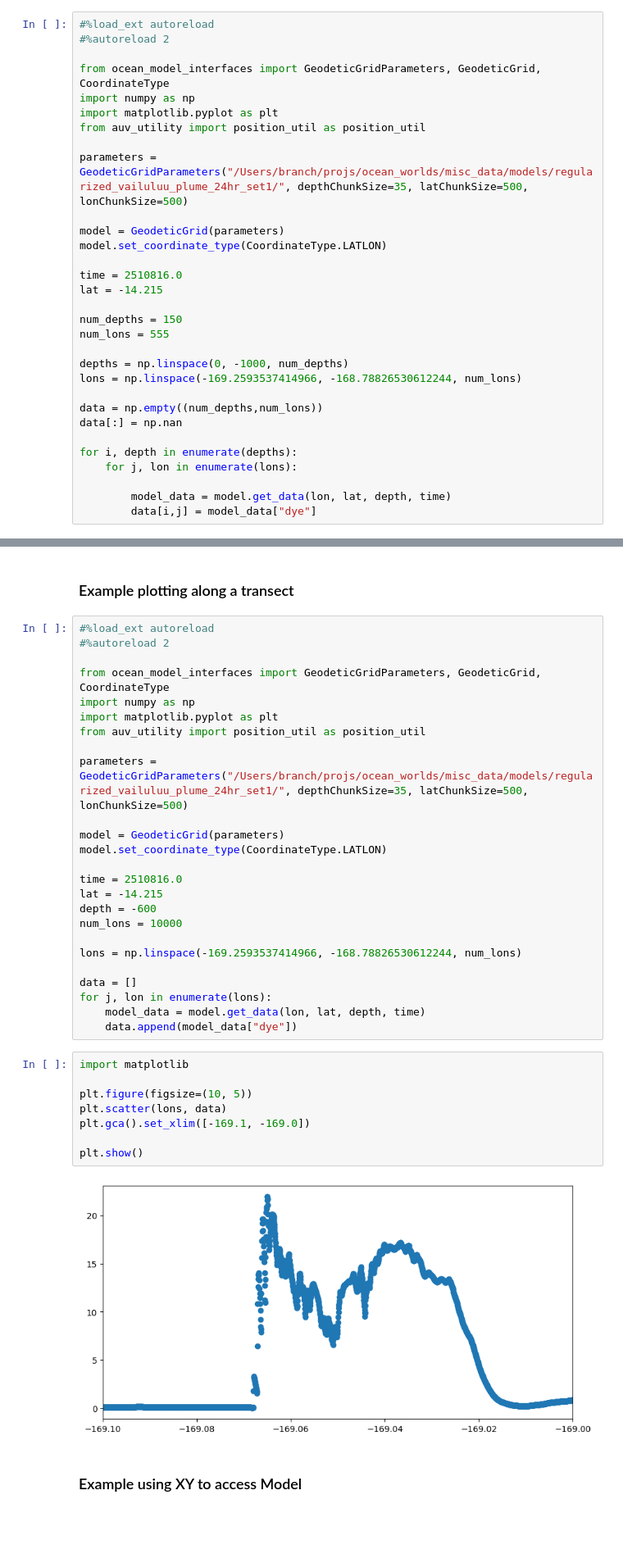
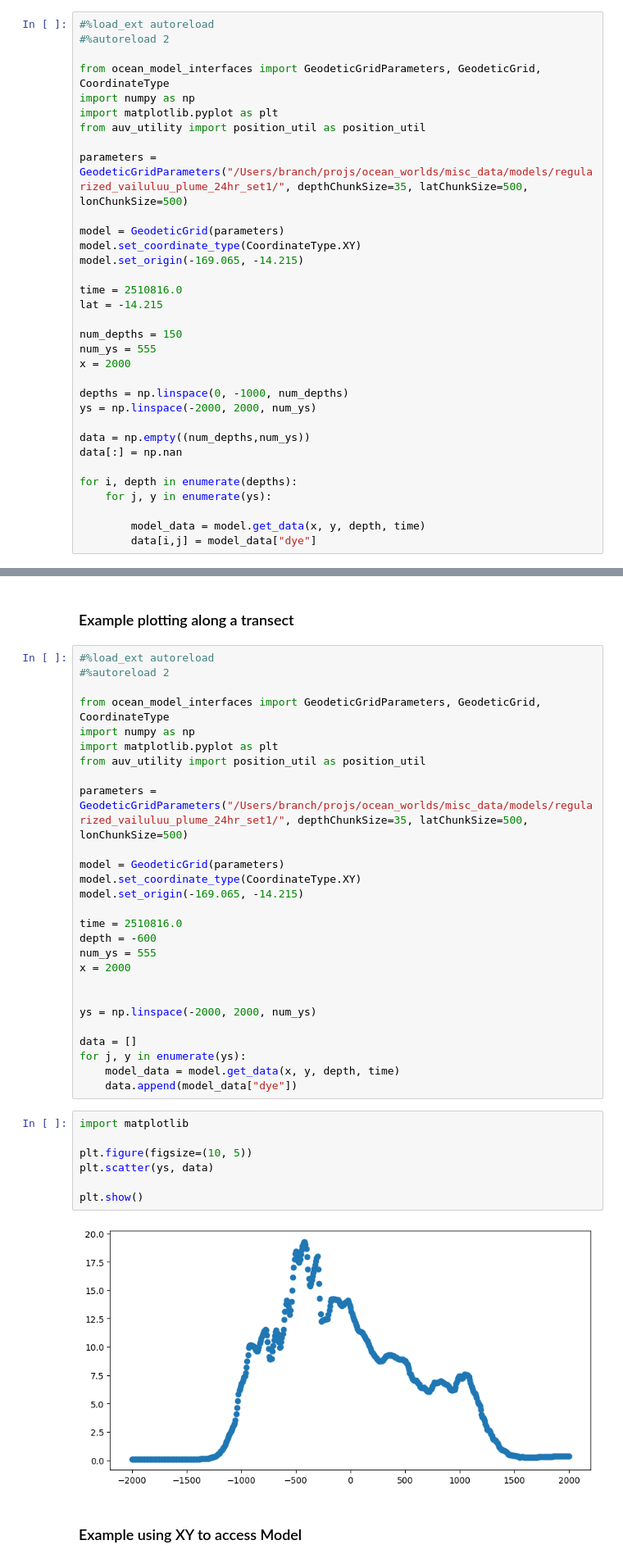
Before and after one commit to nasa-jpl/ocean-model-interfaces, a Jupyter notebook: scripts/geodetic_grid_plotting_example.ipynb, the cells around one changed output, grey strips where cells are left out. Shown at 82% size. Cells and saved outputs as stored; diff of their text form; blank space fills up the shorter version.

```diff
--- a/scripts/geodetic_grid_plotting_example.ipynb
+++ b/scripts/geodetic_grid_plotting_example.ipynb
@@ -68,24 +68,26 @@ from auv_utility import position_util as position_util
 parameters = GeodeticGridParameters("/Users/branch/projs/ocean_worlds/misc_data/models/regularized_vailuluu_plume_24hr_set1/", depthChunkSize=35, latChunkSize=500, lonChunkSize=500)
 
 model = GeodeticGrid(parameters)
-model.set_coordinate_type(CoordinateType.LATLON)
+model.set_coordinate_type(CoordinateType.XY)
+model.set_origin(-169.065, -14.215)
 
 time = 2510816.0
 lat = -14.215
 
 num_depths = 150
-num_lons = 555
+num_ys = 555
+x = 2000
 
 depths = np.linspace(0, -1000, num_depths)
-lons = np.linspace(-169.2593537414966, -168.78826530612244, num_lons)
+ys = np.linspace(-2000, 2000, num_ys)
 
-data = np.empty((num_depths,num_lons))
+data = np.empty((num_depths,num_ys))
 data[:] = np.nan
 
 for i, depth in enumerate(depths):
-    for j, lon in enumerate(lons):
+    for j, y in enumerate(ys):
 
-        model_data = model.get_data(lon, lat, depth, time)
+        model_data = model.get_data(x, y, depth, time)
         data[i,j] = model_data["dye"]
 # %%
 import matplotlib
@@ -112,29 +113,30 @@ from auv_utility import position_util as position_util
 parameters = GeodeticGridParameters("/Users/branch/projs/ocean_worlds/misc_data/models/regularized_vailuluu_plume_24hr_set1/", depthChunkSize=35, latChunkSize=500, lonChunkSize=500)
 
 model = GeodeticGrid(parameters)
-model.set_coordinate_type(CoordinateType.LATLON)
+model.set_coordinate_type(CoordinateType.XY)
+model.set_origin(-169.065, -14.215)
 
 time = 2510816.0
-lat = -14.215
 depth = -600
-num_lons = 10000
+num_ys = 555
+x = 2000
 
-lons = np.linspace(-169.2593537414966, -168.78826530612244, num_lons)
+
+ys = np.linspace(-2000, 2000, num_ys)
 
 data = []
-for j, lon in enumerate(lons):
-    model_data = model.get_data(lon, lat, depth, time)
+for j, y in enumerate(ys):
+    model_data = model.get_data(x, y, depth, time)
     data.append(model_data["dye"])
 # %%
 import matplotlib
 
 plt.figure(figsize=(10, 5))
-plt.scatter(lons, data)
-plt.gca().set_xlim([-169.1, -169.0])
+plt.scatter(ys, data)
 
 plt.show()
 # %% [output]
-[figure, old version]
+[figure, new version]
 # %% [markdown]
 ### Example using XY to access Model
 # %%
```
Also changed, not shown: parts of 3 cells of this notebook.
